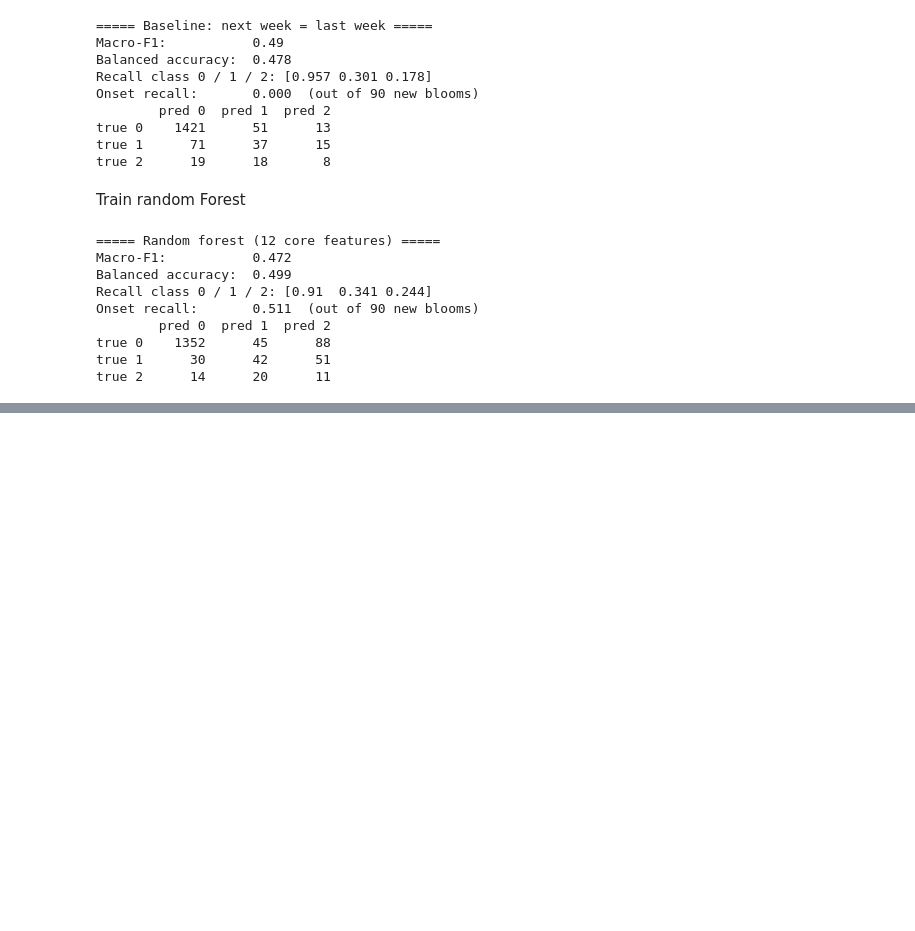
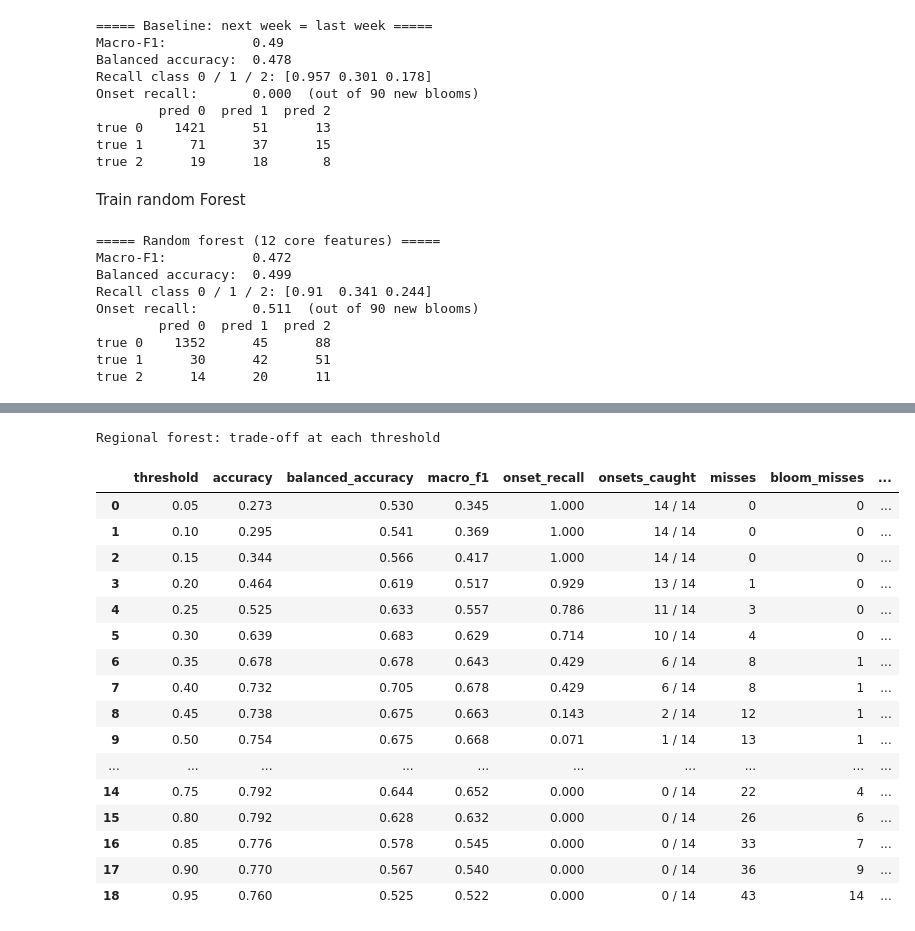
Before and after one commit to Break-Through-Tech/Biointerphase-1B-forecasting-harmful-algal-bloom-risk, a Jupyter notebook: notebooks/random_forest.ipynb, the cells around one changed output, grey strips where cells are left out. Saved outputs shown, nothing was run; the diff lists cells and outputs as text; code cells hidden in the pictures; blank space fills up the shorter version.

```diff
--- a/notebooks/random_forest.ipynb
+++ b/notebooks/random_forest.ipynb
@@ -143,0 +516,7 @@ true 2      14      20      11
+# %%
+reg_df = pd.read_parquet("../data/final/model_table_weekly_fe_reduced.parquet")
+reg_df = reg_df[reg_df["y_class"].notna()].copy()
+reg_df["y_class"] = reg_df["y_class"].astype(int)
+reg_features = feature_sets["regional_core"]
+
+print(pd.crosstab(reg_df["target_year"], reg_df["y_class"]))
@@ -143,0 +538,20 @@ true 2      14      20      11
+# %%
+REG_ARGS = dict(class_weight="balanced", leaf=10)   # fewer rows here, so smaller leaves
+
+reg_val = reg_df[reg_df["target_year"].isin(VAL_YEARS)]
+reg_baseline = early_warning_report(reg_val["y_class"], reg_val["last_class"].astype(int), reg_val["last_class"])
+
+# 2. Regional forest
+reg_preds = rolling_predictions(reg_df, reg_features, "last_class", **REG_ARGS)
+
+# 3. Final site forest combined into one weekly probability (highest site probability that week)
+site_max = site_final_preds.groupby("week_start")[["p_alert", "p_bloom"]].max()
+combined = reg_val[["week_start", "target_year", "y_class", "last_class"]].merge(site_max, on="week_start", how="left")
+combined[["p_alert", "p_bloom"]] = combined[["p_alert", "p_bloom"]].fillna(0)   # weeks with no site prediction: no alert
+
+regional_compare = pd.DataFrame([
+    {"model": "Baseline: next week = last week", "threshold": None, **reg_baseline},
+    {"model": "Regional forest", **pick_threshold(reg_preds, "last_class").to_dict()},
+    {"model": "Site forest, combined", **pick_threshold(combined, "last_class").to_dict()},
+])
+regional_compare
@@ -143,0 +563,22 @@ true 2      14      20      11
+# %%
+print("Regional forest: trade-off at each threshold")
+threshold_sweep(reg_preds, "last_class")
+# %% [output]
+Regional forest: trade-off at each threshold
+|  | threshold | accuracy | balanced_accuracy | macro_f1 | onset_recall | onsets_caught | misses | bloom_misses | ... |
+| 0 | 0.05 | 0.273 | 0.530 | 0.345 | 1.000 | 14 / 14 | 0 | 0 | ... |
+| 1 | 0.10 | 0.295 | 0.541 | 0.369 | 1.000 | 14 / 14 | 0 | 0 | ... |
+| 2 | 0.15 | 0.344 | 0.566 | 0.417 | 1.000 | 14 / 14 | 0 | 0 | ... |
+| 3 | 0.20 | 0.464 | 0.619 | 0.517 | 0.929 | 13 / 14 | 1 | 0 | ... |
+| 4 | 0.25 | 0.525 | 0.633 | 0.557 | 0.786 | 11 / 14 | 3 | 0 | ... |
+| 5 | 0.30 | 0.639 | 0.683 | 0.629 | 0.714 | 10 / 14 | 4 | 0 | ... |
+| 6 | 0.35 | 0.678 | 0.678 | 0.643 | 0.429 | 6 / 14 | 8 | 1 | ... |
+| 7 | 0.40 | 0.732 | 0.705 | 0.678 | 0.429 | 6 / 14 | 8 | 1 | ... |
+| 8 | 0.45 | 0.738 | 0.675 | 0.663 | 0.143 | 2 / 14 | 12 | 1 | ... |
+| 9 | 0.50 | 0.754 | 0.675 | 0.668 | 0.071 | 1 / 14 | 13 | 1 | ... |
+| ... | ... | ... | ... | ... | ... | ... | ... | ... | ... |
+| 14 | 0.75 | 0.792 | 0.644 | 0.652 | 0.000 | 0 / 14 | 22 | 4 | ... |
+| 15 | 0.80 | 0.792 | 0.628 | 0.632 | 0.000 | 0 / 14 | 26 | 6 | ... |
+| 16 | 0.85 | 0.776 | 0.578 | 0.545 | 0.000 | 0 / 14 | 33 | 7 | ... |
+| 17 | 0.90 | 0.770 | 0.567 | 0.540 | 0.000 | 0 / 14 | 36 | 9 | ... |
+| 18 | 0.95 | 0.760 | 0.525 | 0.522 | 0.000 | 0 / 14 | 43 | 14 | ... |
```
Also changed, not shown: parts of 34 cells of this notebook, 1 other file.
